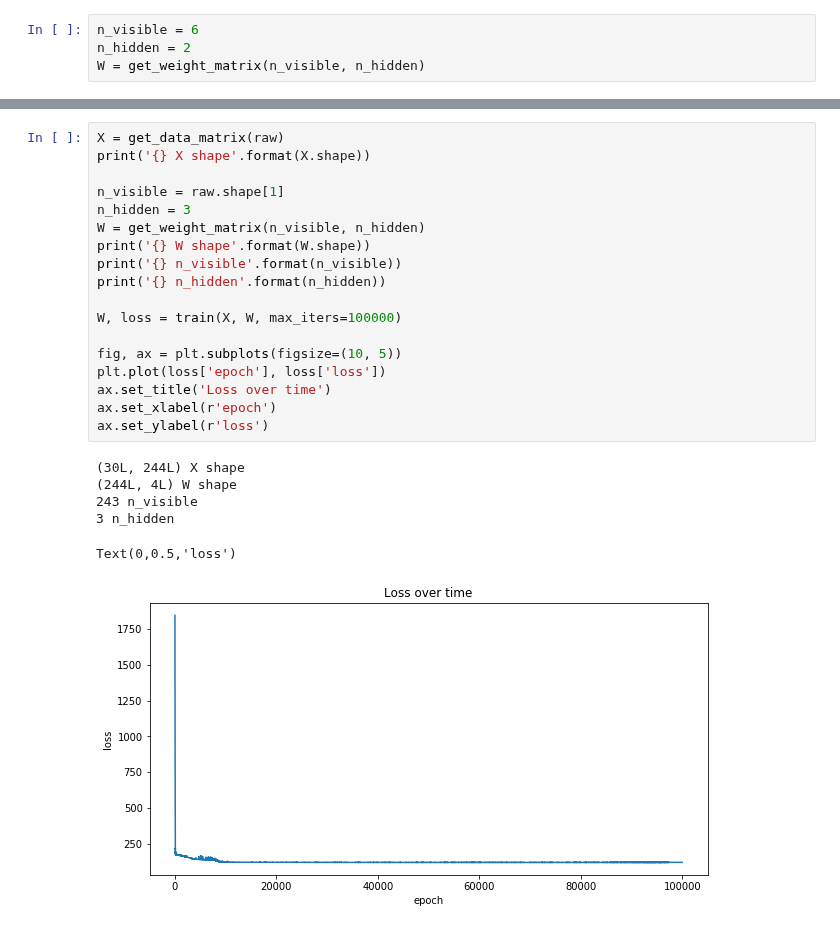
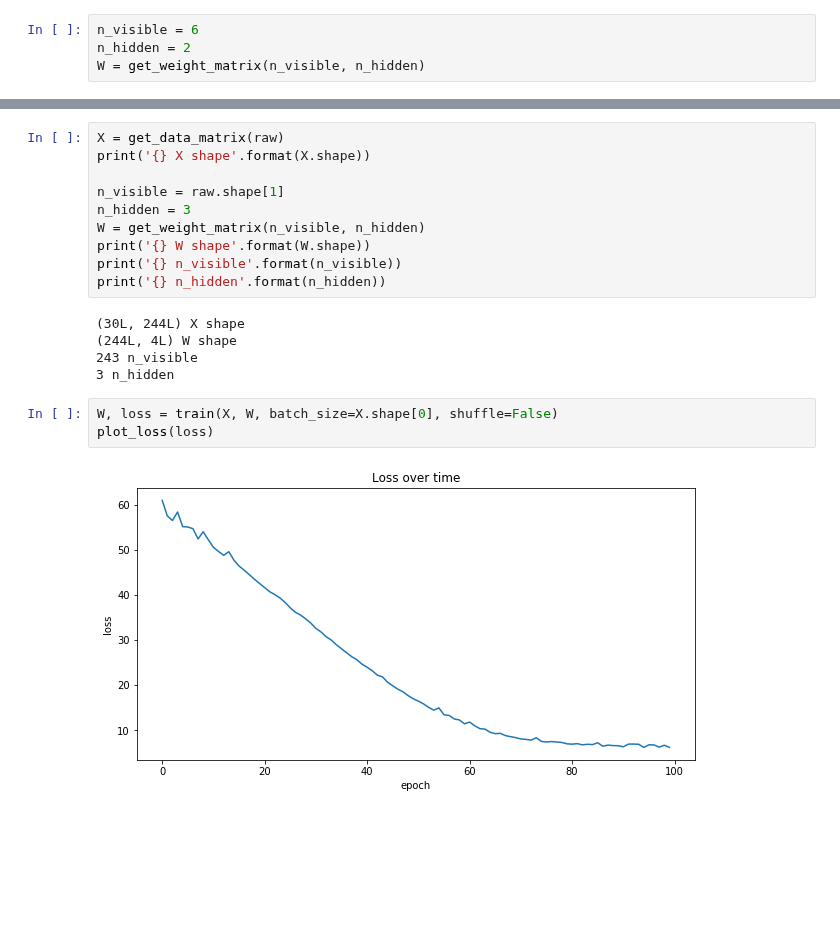
Before and after one commit to vangj/ds, a Jupyter notebook: rbm.ipynb, the cells around one changed output, grey strips where cells are left out. Drawn from its saved outputs; the diff is of its cells as text; blank space fills up the shorter version.

```diff
--- a/rbm.ipynb
+++ b/rbm.ipynb
@@ -302,18 +345,13 @@ W = get_weight_matrix(n_visible, n_hidden)
 print('{} W shape'.format(W.shape))
 print('{} n_visible'.format(n_visible))
 print('{} n_hidden'.format(n_hidden))
-
-W, loss = train(X, W, max_iters=100000)
-
-fig, ax = plt.subplots(figsize=(10, 5))
-plt.plot(loss['epoch'], loss['loss'])
-ax.set_title('Loss over time')
-ax.set_xlabel(r'epoch')
-ax.set_ylabel(r'loss')
 # %% [output]
 (30L, 244L) X shape
 (244L, 4L) W shape
 243 n_visible
 3 n_hidden
-Text(0,0.5,'loss')
-[figure, removed]
+# %%
+W, loss = train(X, W, batch_size=X.shape[0], shuffle=False)
+plot_loss(loss)
+# %% [output]
+[figure, added]
```
Also changed, not shown: parts of 27 cells of this notebook.
